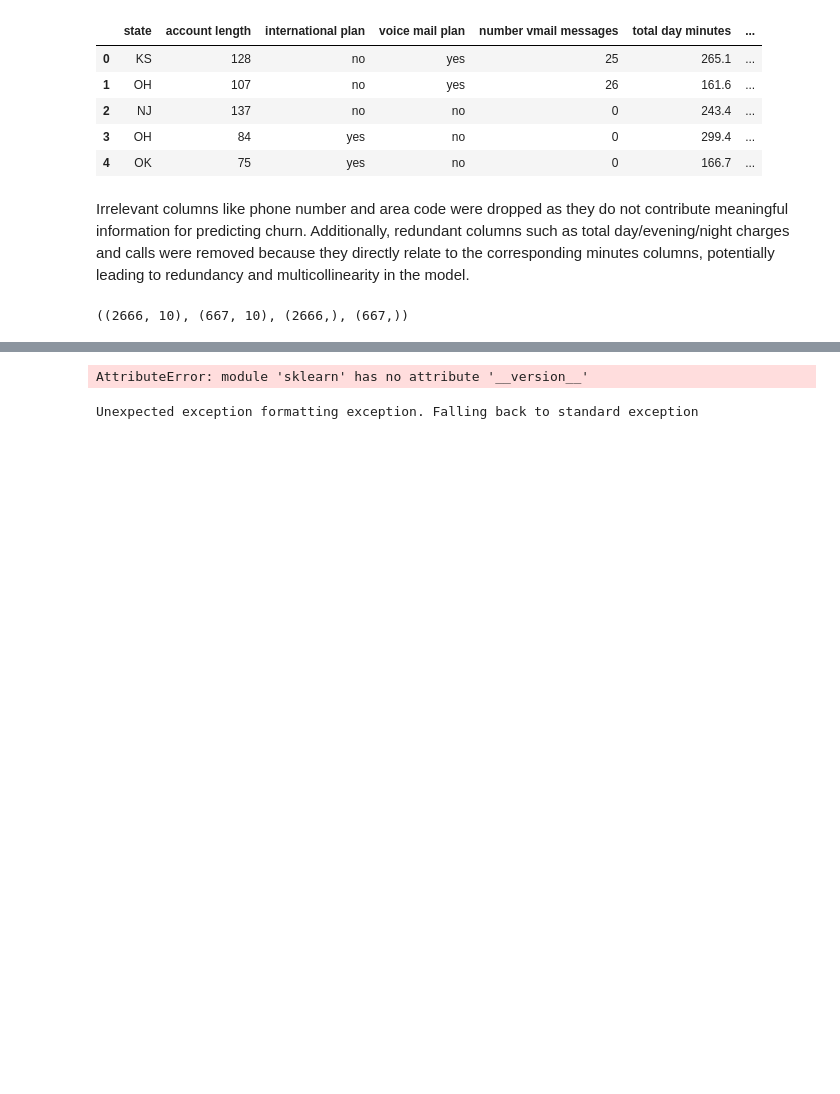
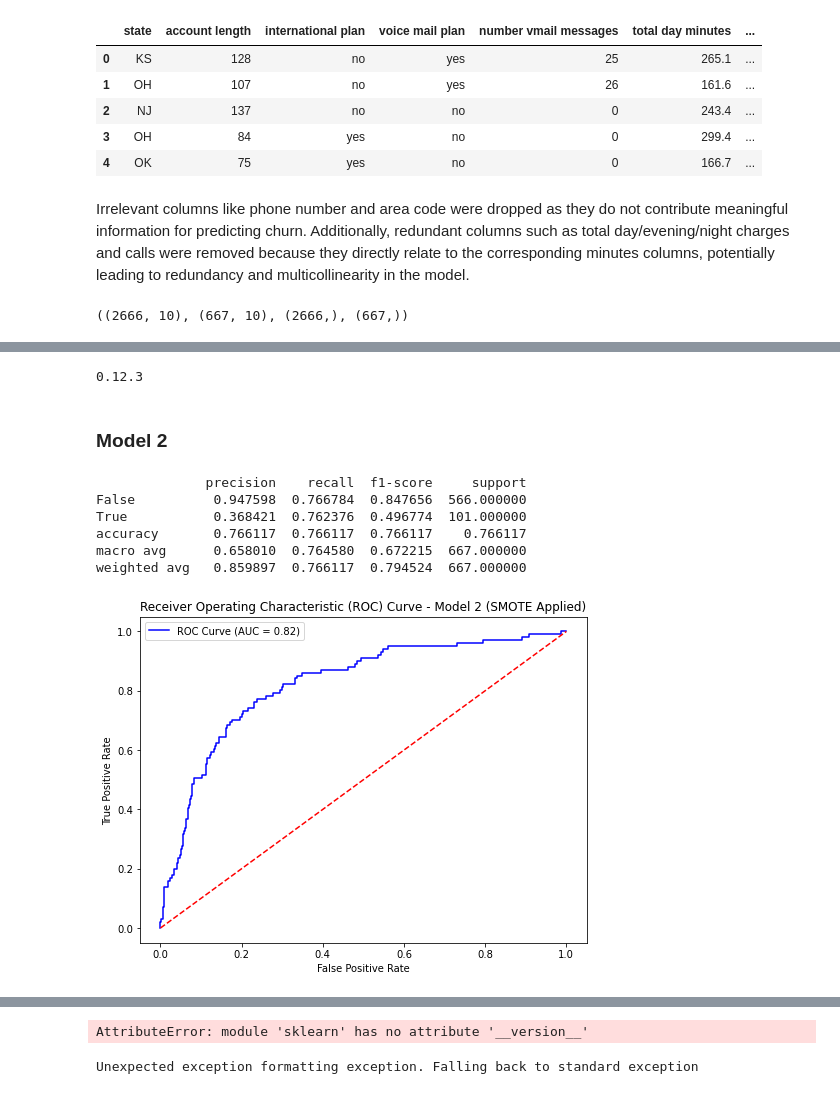
Before and after one commit to engige/syriatel_churn_modeling, a Jupyter notebook: index.ipynb, the cells around one changed output, grey strips where cells are left out. Saved outputs shown, nothing was run; the diff lists cells and outputs as text; code cells hidden in the pictures; blank space fills up the shorter version.

```diff
--- a/index.ipynb
+++ b/index.ipynb
@@ -128,0 +237,61 @@ X_train.shape, X_test.shape, y_train.shape, y_test.shape
+# %%
+import imblearn
+print(imblearn.__version__)
+# %% [output]
+0.12.3
+# %% [markdown]
+### Model 2
+# %%
+from imblearn.over_sampling import SMOTE
+from sklearn.linear_model import LogisticRegression
+from sklearn.metrics import classification_report, accuracy_score, roc_auc_score, roc_curve
+import matplotlib.pyplot as plt
+
+# Apply SMOTE to the training data
+smote = SMOTE(random_state=42)
+X_train_resampled, y_train_resampled = smote.fit_resample(X_train_final, y_train)
+
+# Initialize and train a new Logistic Regression model on the resampled data
+log_reg_resampled = LogisticRegression(random_state=42, max_iter=1000)
+log_reg_resampled.fit(X_train_resampled, y_train_resampled)
+
+# Make predictions on the test data
+y_pred_resampled = log_reg_resampled.predict(X_test_final)
+
+# Evaluate the model
+accuracy_resampled = accuracy_score(y_test, y_pred_resampled)
+report_resampled = classification_report(y_test, y_pred_resampled)
+
+# Generate the classification report as a dictionary
+report_dict = classification_report(y_test, y_pred_resampled, output_dict=True)
+
+# Convert the classification report to a DataFrame for tabular display
+report_df = pd.DataFrame(report_dict).transpose()
+
+# Print the classification report in a tabular format
+print(report_df)
+# %% [output]
+              precision    recall  f1-score     support
+False          0.947598  0.766784  0.847656  566.000000
+True           0.368421  0.762376  0.496774  101.000000
+accuracy       0.766117  0.766117  0.766117    0.766117
+macro avg      0.658010  0.764580  0.672215  667.000000
+weighted avg   0.859897  0.766117  0.794524  667.000000
+# %%
+# Calculate ROC AUC score for the resampled model
+roc_auc_resampled = roc_auc_score(y_test, log_reg_resampled.predict_proba(X_test_final)[:, 1])
+
+# Calculate ROC curve for the resampled model
+fpr_resampled, tpr_resampled, thresholds_resampled = roc_curve(y_test, log_reg_resampled.predict_proba(X_test_final)[:, 1])
+
+# Plot ROC curve
+plt.figure(figsize=(8, 6))
+plt.plot(fpr_resampled, tpr_resampled, color='blue', label=f'ROC Curve (AUC = {roc_auc_resampled:.2f})')
+plt.plot([0, 1], [0, 1], color='red', linestyle='--')
+plt.xlabel('False Positive Rate')
+plt.ylabel('True Positive Rate')
+plt.title('Receiver Operating Characteristic (ROC) Curve - Model 2 (SMOTE Applied)')
+plt.legend()
+plt.show()
+# %% [output]
+[figure, added]
```
Also changed, not shown: parts of 8 cells of this notebook.
